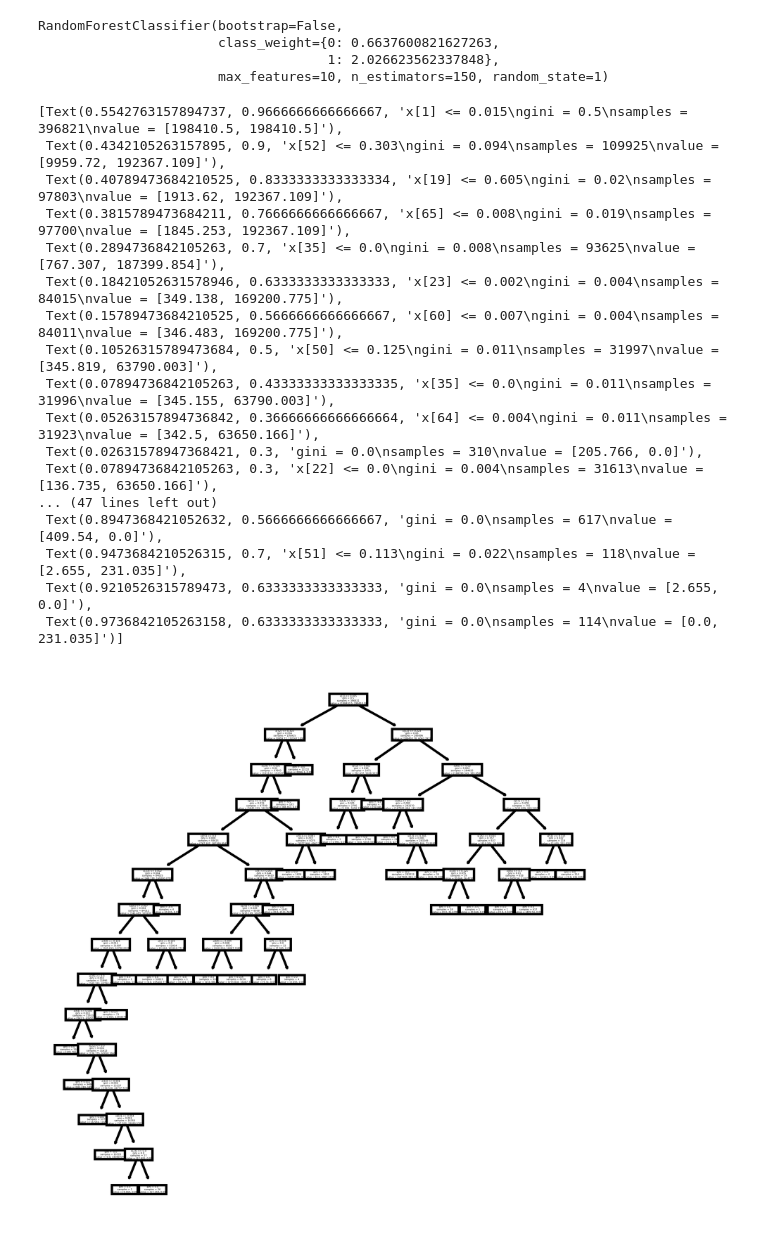
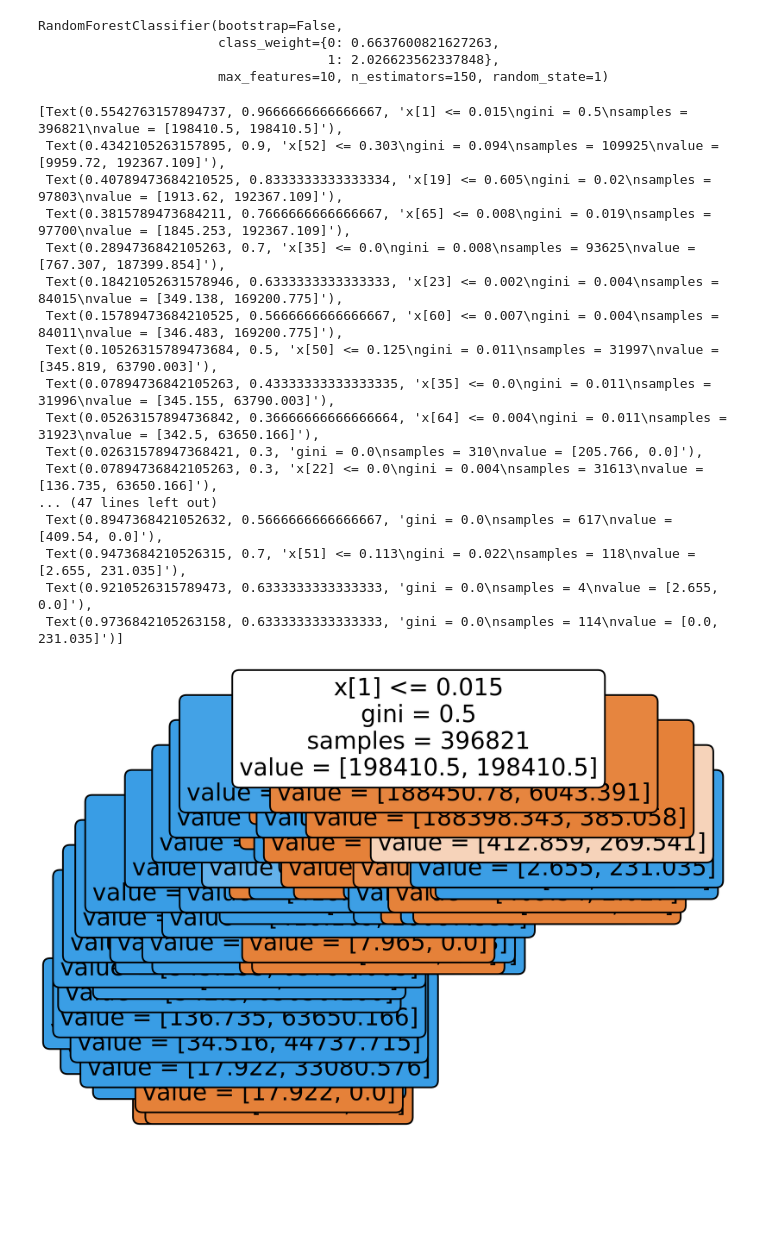
Before and after one commit to mjacker/MJCapstone, a Jupyter notebook: 5_Random_Forest_Classifier.ipynb, the cells around one changed output. Drawn from its saved outputs; the diff is of its cells as text; code cells hidden in the pictures; blank space fills up the shorter version.

```diff
--- a/5_Random_Forest_Classifier.ipynb
+++ b/5_Random_Forest_Classifier.ipynb
@@ -278,23 +278,26 @@ from sklearn.tree import export_graphviz
 from sklearn import tree
 # %%
 fig, axes = plt.subplots(nrows = 1, ncols = 1, figsize = (4,4), dpi = 800)
-tree.plot_tree(model.estimators_[3])
+tree.plot_tree(model.estimators_[3],
+    filled=True,
+    rounded=True,
+    fontsize=14)
 # %% [output]
 [Text(0.5542763157894737, 0.9666666666666667, 'x[1] <= 0.015\ngini = 0.5\nsamples = 396821\nvalue = [198410.5, 198410.5]'),
  Text(0.4342105263157895, 0.9, 'x[52] <= 0.303\ngini = 0.094\nsamples = 109925\nvalue = [9959.72, 192367.109]'),
  Text(0.40789473684210525, 0.8333333333333334, 'x[19] <= 0.605\ngini = 0.02\nsamples = 97803\nvalue = [1913.62, 192367.109]'),
  Text(0.3815789473684211, 0.7666666666666667, 'x[65] <= 0.008\ngini = 0.019\nsamples = 97700\nvalue = [1845.253, 192367.109]'),
  Text(0.2894736842105263, 0.7, 'x[35] <= 0.0\ngini = 0.008\nsamples = 93625\nvalue = [767.307, 187399.854]'),
  Text(0.18421052631578946, 0.6333333333333333, 'x[23] <= 0.002\ngini = 0.004\nsamples = 84015\nvalue = [349.138, 169200.775]'),
  Text(0.15789473684210525, 0.5666666666666667, 'x[60] <= 0.007\ngini = 0.004\nsamples = 84011\nvalue = [346.483, 169200.775]'),
  Text(0.10526315789473684, 0.5, 'x[50] <= 0.125\ngini = 0.011\nsamples = 31997\nvalue = [345.819, 63790.003]'),
  Text(0.07894736842105263, 0.43333333333333335, 'x[35] <= 0.0\ngini = 0.011\nsamples = 31996\nvalue = [345.155, 63790.003]'),
  Text(0.05263157894736842, 0.36666666666666664, 'x[64] <= 0.004\ngini = 0.011\nsamples = 31923\nvalue = [342.5, 63650.166]'),
  Text(0.02631578947368421, 0.3, 'gini = 0.0\nsamples = 310\nvalue = [205.766, 0.0]'),
  Text(0.07894736842105263, 0.3, 'x[22] <= 0.0\ngini = 0.004\nsamples = 31613\nvalue = [136.735, 63650.166]'),
 ... (47 lines left out)
  Text(0.8947368421052632, 0.5666666666666667, 'gini = 0.0\nsamples = 617\nvalue = [409.54, 0.0]'),
  Text(0.9473684210526315, 0.7, 'x[51] <= 0.113\ngini = 0.022\nsamples = 118\nvalue = [2.655, 231.035]'),
  Text(0.9210526315789473, 0.6333333333333333, 'gini = 0.0\nsamples = 4\nvalue = [2.655, 0.0]'),
  Text(0.9736842105263158, 0.6333333333333333, 'gini = 0.0\nsamples = 114\nvalue = [0.0, 231.035]')]
-[figure, old version]
+[figure, new version]
```
Also changed, not shown: parts of 3 cells of this notebook, 1 other file.
